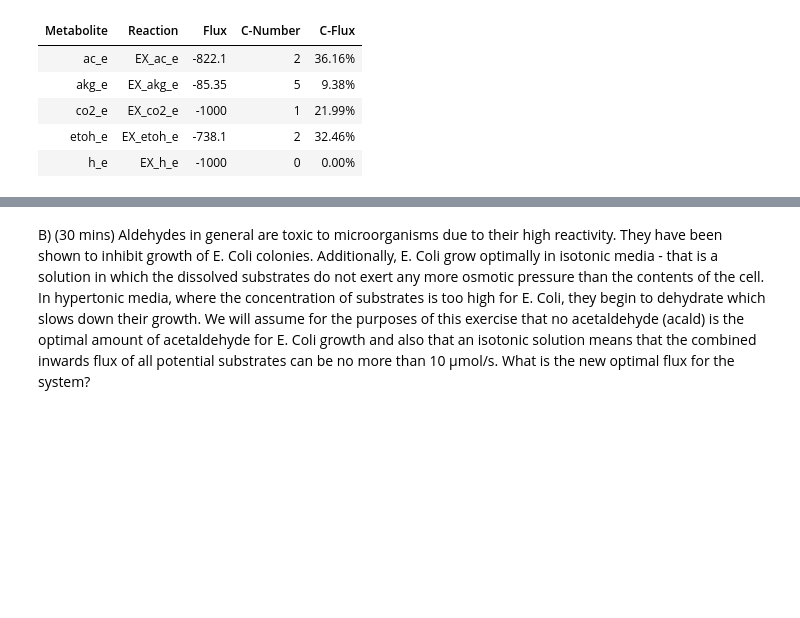
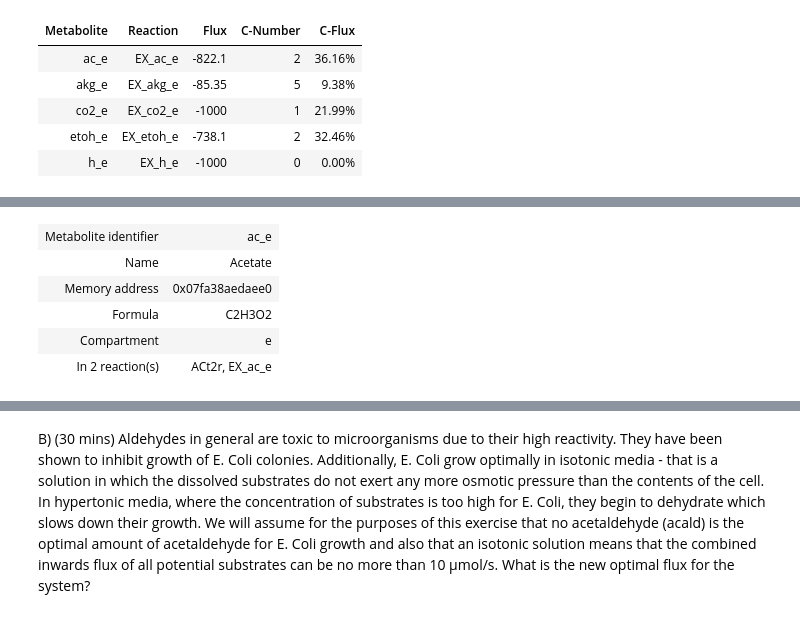
Before and after one commit to sshameer/Intro2FBA_OxfordDTC, a Jupyter notebook: Worksheet.ipynb, the cells around one changed output, grey strips where cells are left out. Saved outputs shown, nothing was run; the diff lists cells and outputs as text; code cells hidden in the pictures; blank space fills up the shorter version.

```diff
--- a/Worksheet.ipynb
+++ b/Worksheet.ipynb
@@ -312,0 +333,9 @@ Secretion
+# %%
+Model.metabolites.ac_e
+# %% [output]
+| Metabolite identifier | ac_e |
+| Name | Acetate |
+| Memory address | 0x07fa38aedaee0 |
+| Formula | C2H3O2 |
+| Compartment | e |
+| In 2 reaction(s) | ACt2r, EX_ac_e |
```
Also changed, not shown: parts of 5 cells of this notebook.
